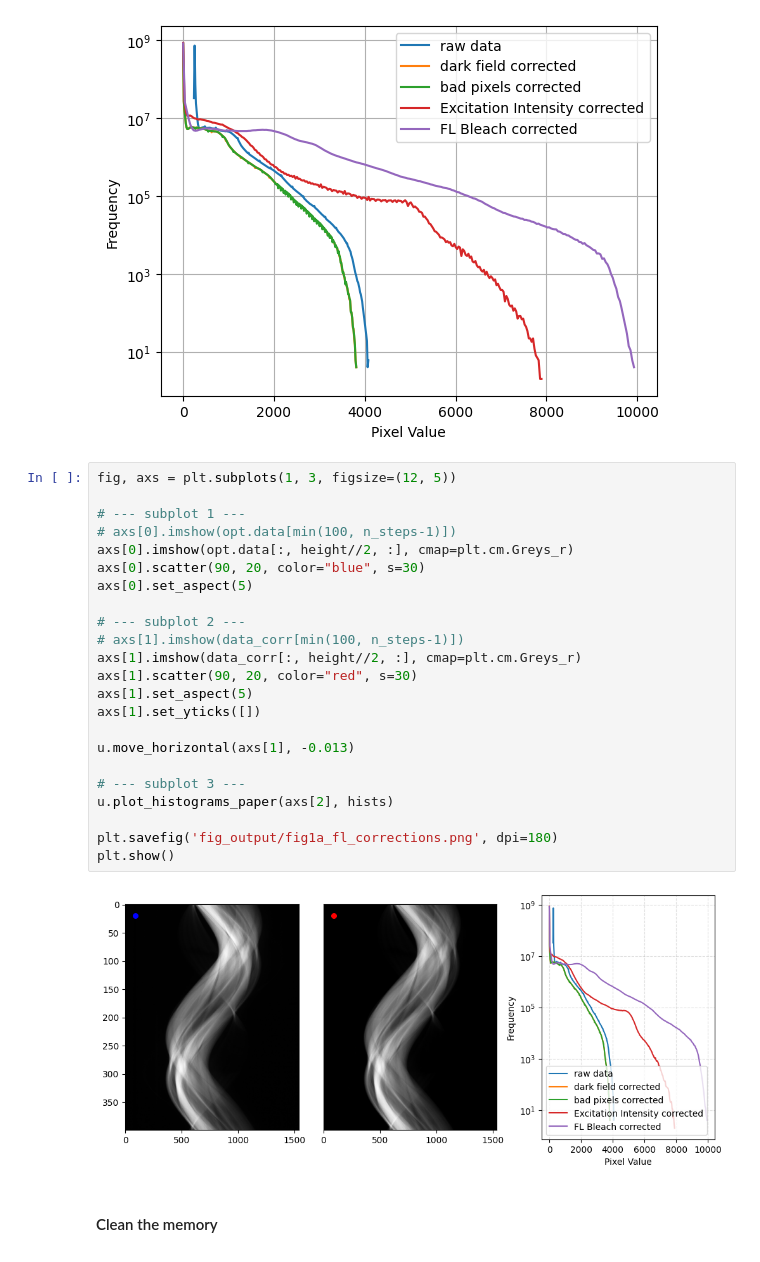
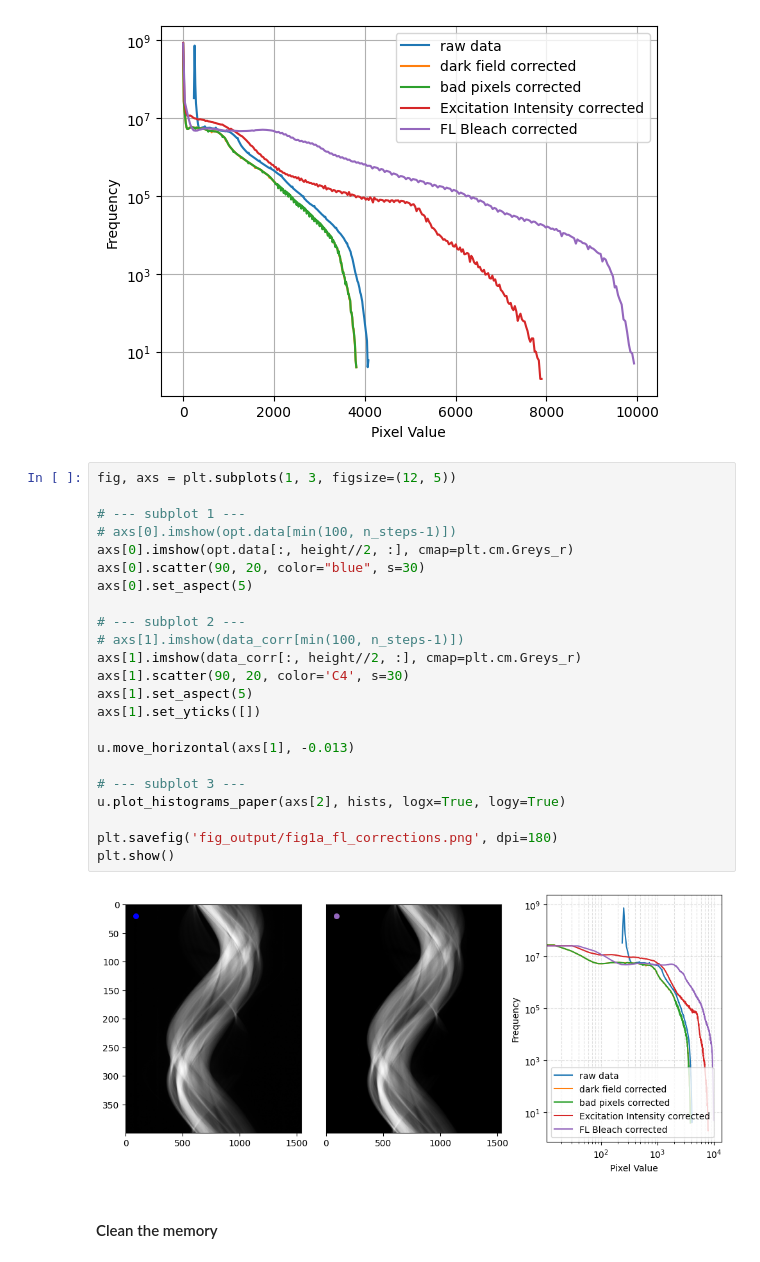
Before and after one commit to QBioImaging/paper-2026-opt-framework, a Jupyter notebook: 01_process_raw_data_fl.ipynb, the cells around one changed output. Saved outputs shown, nothing was run; the diff lists cells and outputs as text.

```diff
--- a/01_process_raw_data_fl.ipynb
+++ b/01_process_raw_data_fl.ipynb
@@ -273,28 +273,28 @@ u.plot_histograms(hists)
 # %%
 fig, axs = plt.subplots(1, 3, figsize=(12, 5))
 
 # --- subplot 1 ---
 # axs[0].imshow(opt.data[min(100, n_steps-1)])
 axs[0].imshow(opt.data[:, height//2, :], cmap=plt.cm.Greys_r)
 axs[0].scatter(90, 20, color="blue", s=30)
 axs[0].set_aspect(5)
 
 # --- subplot 2 ---
 # axs[1].imshow(data_corr[min(100, n_steps-1)])
 axs[1].imshow(data_corr[:, height//2, :], cmap=plt.cm.Greys_r)
-axs[1].scatter(90, 20, color="red", s=30)
+axs[1].scatter(90, 20, color='C4', s=30)
 axs[1].set_aspect(5)
 axs[1].set_yticks([])
 
 u.move_horizontal(axs[1], -0.013)
 
 # --- subplot 3 ---
-u.plot_histograms_paper(axs[2], hists)
+u.plot_histograms_paper(axs[2], hists, logx=True, logy=True)
 
 plt.savefig('fig_output/fig1a_fl_corrections.png', dpi=180)
 plt.show()
 # %% [output]
-[figure, old version]
+[figure, new version]
 # %% [markdown]
 #### Clean the memory
 # %%
```
Also changed, not shown: parts of 10 cells of this notebook, 9 other files.
